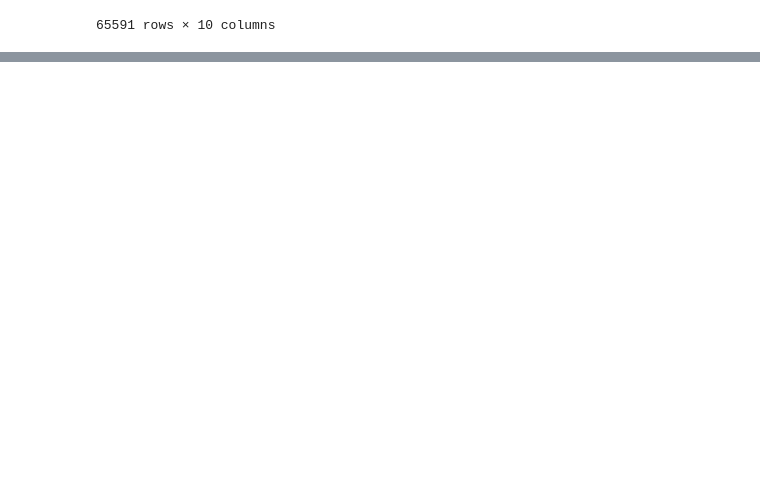
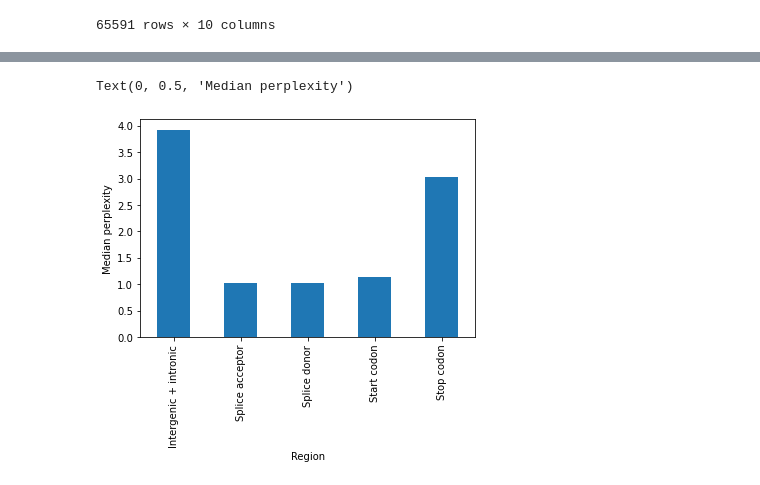
Before and after one commit to songlab-cal/gpn, a Jupyter notebook: analysis/arabidopsis/motif_perplexity.ipynb, the cells around one changed output, grey strips where cells are left out. Drawn from its saved outputs; the diff is of its cells as text; code cells hidden in the pictures; blank space fills up the shorter version.

```diff
--- a/analysis/arabidopsis/motif_perplexity.ipynb
+++ b/analysis/arabidopsis/motif_perplexity.ipynb
@@ -293,0 +349,6 @@ agg_TF
+# %%
+windows.groupby("Region").Perplexity.median().plot(kind="bar")
+plt.ylabel("Median perplexity")
+# %% [output]
+Text(0, 0.5, 'Median perplexity')
+[figure, added]
```
Also changed, not shown: parts of 27 cells of this notebook, 1 other file.
